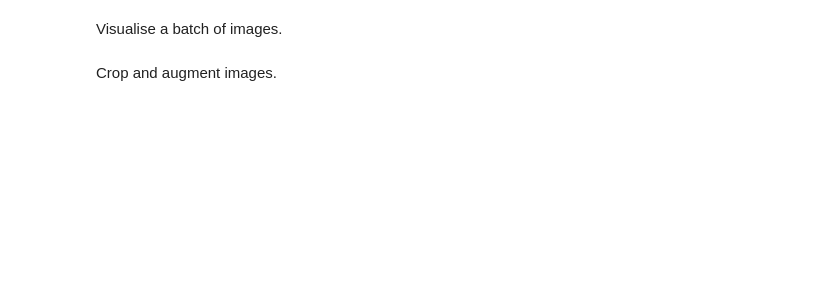
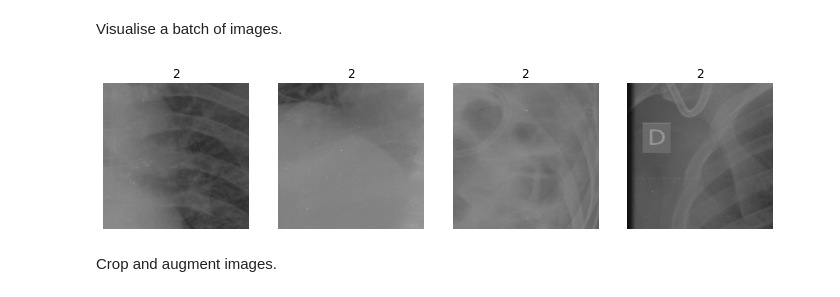
Before and after one commit to avkornaev/Fast_AI_course, a Jupyter notebook: XRayImagesAnalysis.ipynb, the cells around one changed output. Saved outputs shown, nothing was run; the diff lists cells and outputs as text; code cells hidden in the pictures; blank space fills up the shorter version.

```diff
--- a/XRayImagesAnalysis.ipynb
+++ b/XRayImagesAnalysis.ipynb
@@ -108,7 +108,7 @@ https://colab.research.google.com/github/fastai/fastbook/blob/master/02_producti
 
 xray = DataBlock(
     blocks=(ImageBlock, CategoryBlock),
-    get_x=lambda x: x[0],
+    get_x=lambda x: dataPath/imdsFolder/x[0],
     splitter=RandomSplitter(valid_pct=0.2, seed=42),
     get_y=lambda x: x[1],
-    item_tfms=RandomResizedCrop(reqImSize, min_scale=cropRatio))
+    item_tfms=RandomCrop(reqImSize))
@@ -162,5 +148,7 @@ targetsDF['file_name']
 # %%
-dls = xray.dataloaders(targetsDF.values, num_workers=0)
-dls.valid.show_batch(max_n=4, nrows=1)
+#dls = xray.dataloaders(targetsDF.values, num_workers=0)
+dls.train.show_batch(max_n=4, nrows=1, unique=True)
+# %% [output]
+[figure, added]
 # %% [markdown]
 Crop and augment images.
```
Also changed, not shown: parts of 17 cells of this notebook.
